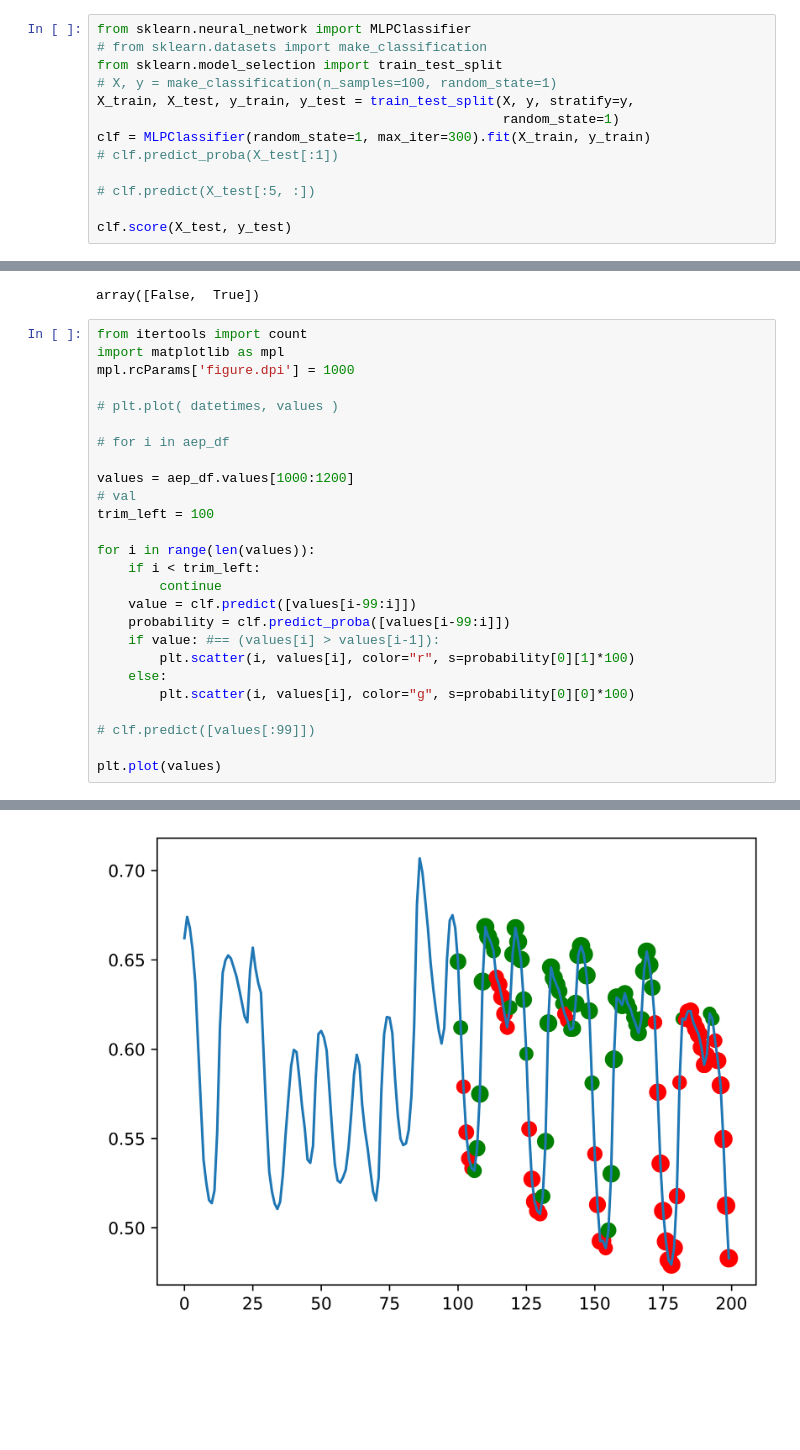
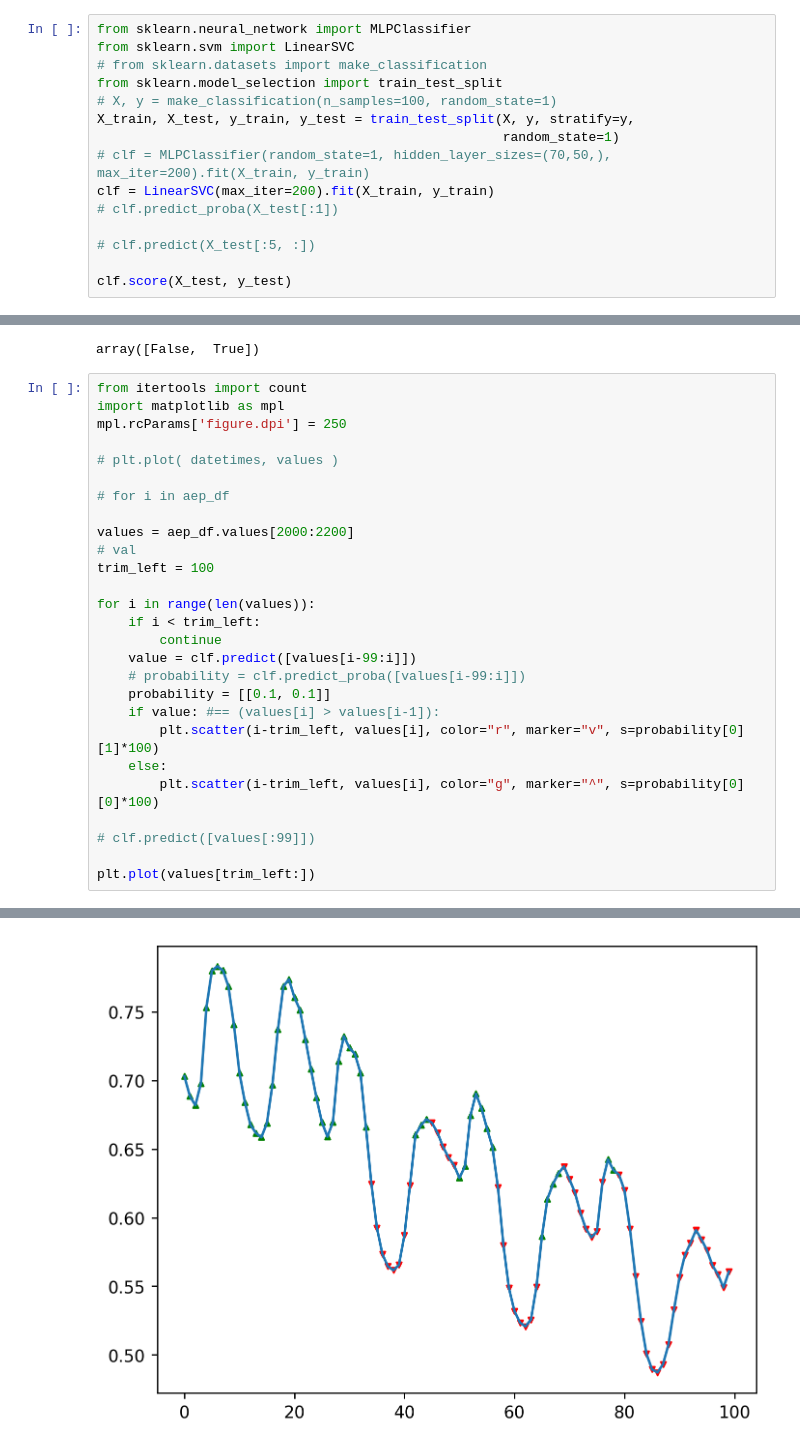
Before and after one commit to Wint3rmute/last-semester, a Jupyter notebook: billewicz/jupyter/src/notebook.ipynb, the cells around one changed output, grey strips where cells are left out. Cells and saved outputs as stored; diff of their text form; blank space fills up the shorter version.

```diff
--- a/billewicz/jupyter/src/notebook.ipynb
+++ b/billewicz/jupyter/src/notebook.ipynb
@@ -210,12 +214,14 @@ X[0][-1], y[0]
 (0.46413699163261335, True)
 # %%
 from sklearn.neural_network import MLPClassifier
+from sklearn.svm import LinearSVC
 # from sklearn.datasets import make_classification
 from sklearn.model_selection import train_test_split
 # X, y = make_classification(n_samples=100, random_state=1)
 X_train, X_test, y_train, y_test = train_test_split(X, y, stratify=y,
                                                     random_state=1)
-clf = MLPClassifier(random_state=1, max_iter=300).fit(X_train, y_train)
+# clf = MLPClassifier(random_state=1, hidden_layer_sizes=(70,50,), max_iter=200).fit(X_train, y_train)
+clf = LinearSVC(max_iter=200).fit(X_train, y_train)
 # clf.predict_proba(X_test[:1])
 
 # clf.predict(X_test[:5, :])
@@ -233,29 +239,30 @@ array([False,  True])
 # %%
 from itertools import count
 import matplotlib as mpl
-mpl.rcParams['figure.dpi'] = 1000
+mpl.rcParams['figure.dpi'] = 250
 
 # plt.plot( datetimes, values )
 
 # for i in aep_df
 
-values = aep_df.values[1000:1200]
+values = aep_df.values[2000:2200]
 # val
 trim_left = 100
 
 for i in range(len(values)):
     if i < trim_left:
         continue
     value = clf.predict([values[i-99:i]])
-    probability = clf.predict_proba([values[i-99:i]])
+    # probability = clf.predict_proba([values[i-99:i]])
+    probability = [[0.1, 0.1]]
     if value: #== (values[i] > values[i-1]):
-        plt.scatter(i, values[i], color="r", s=probability[0][1]*100)
+        plt.scatter(i-trim_left, values[i], color="r", marker="v", s=probability[0][1]*100)
     else:
-        plt.scatter(i, values[i], color="g", s=probability[0][0]*100)
+        plt.scatter(i-trim_left, values[i], color="g", marker="^", s=probability[0][0]*100)
 
 # clf.predict([values[:99]])
 
-plt.plot(values)
+plt.plot(values[trim_left:])
 # %% [output]
 [<matplotlib.lines.Line2D at 0x...>]
-[figure, old version]
+[figure, new version]
```
Also changed, not shown: parts of 3 cells of this notebook.
